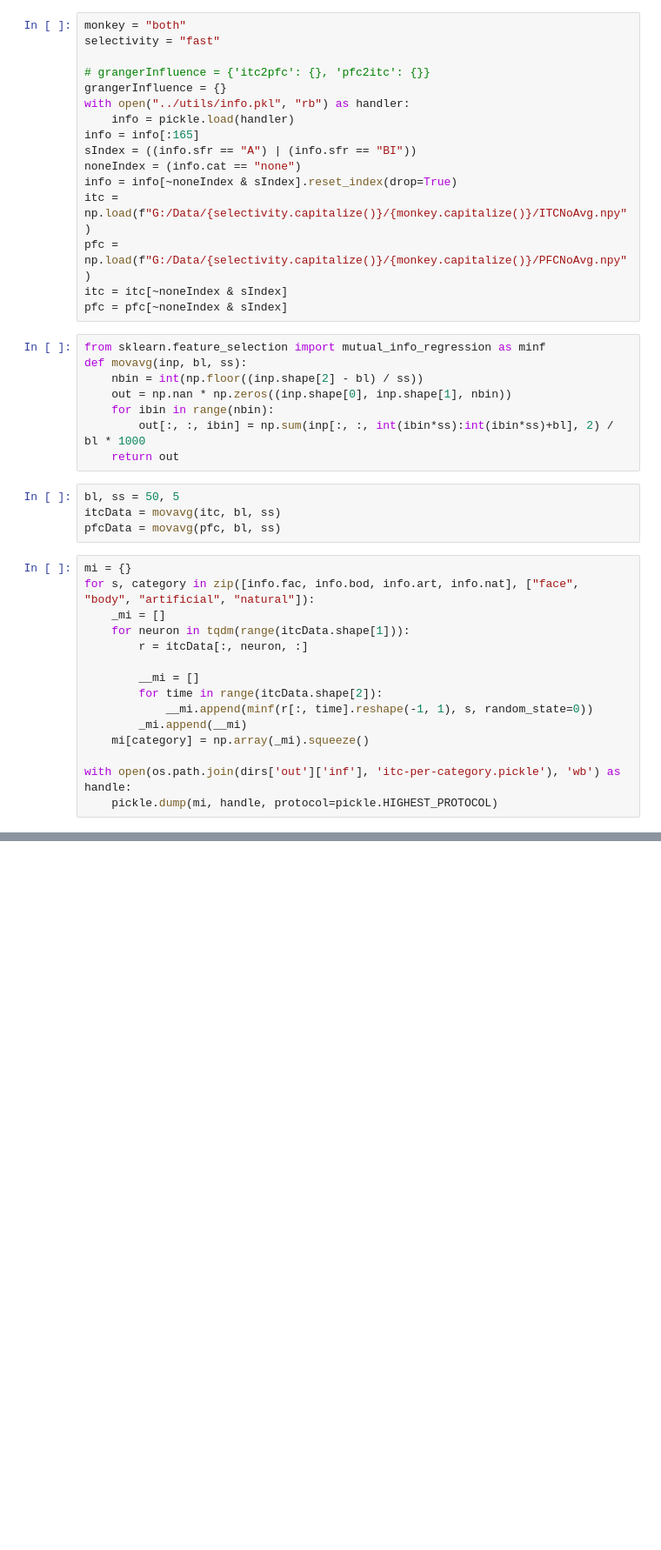
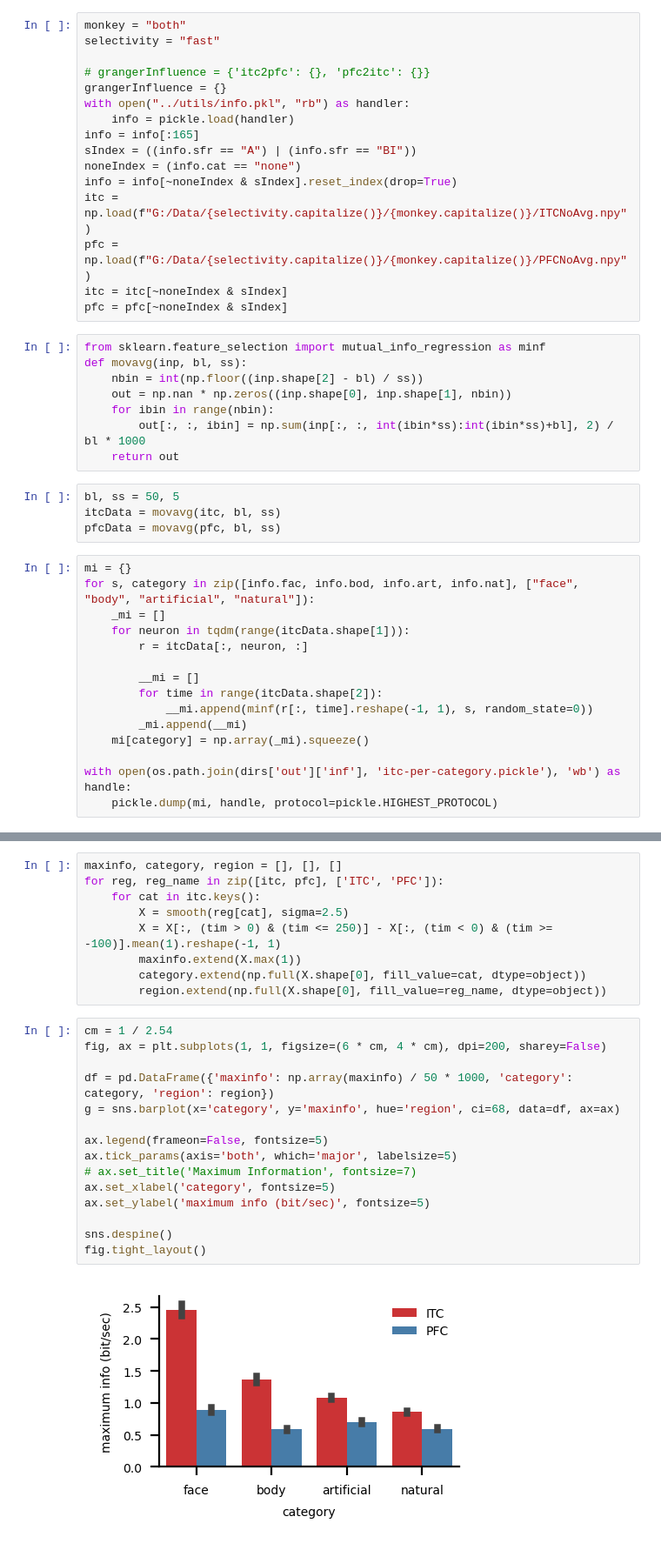
Before and after one commit to mohrabi/sua-categorical-representation, a Jupyter notebook: inf/mutual_information.ipynb, the cells around one changed output, grey strips where cells are left out. Shown at 87% size. Cells and saved outputs as stored; diff of their text form; blank space fills up the shorter version.

```diff
--- a/inf/mutual_information.ipynb
+++ b/inf/mutual_information.ipynb
@@ -174,0 +135,26 @@ np.c_[ITC, PFC].shape
+# %%
+maxinfo, category, region = [], [], []
+for reg, reg_name in zip([itc, pfc], ['ITC', 'PFC']):
+    for cat in itc.keys():
+        X = smooth(reg[cat], sigma=2.5)
+        X = X[:, (tim > 0) & (tim <= 250)] - X[:, (tim < 0) & (tim >= -100)].mean(1).reshape(-1, 1)
+        maxinfo.extend(X.max(1))
+        category.extend(np.full(X.shape[0], fill_value=cat, dtype=object))
+        region.extend(np.full(X.shape[0], fill_value=reg_name, dtype=object))
+# %%
+cm = 1 / 2.54
+fig, ax = plt.subplots(1, 1, figsize=(6 * cm, 4 * cm), dpi=200, sharey=False)
+
+df = pd.DataFrame({'maxinfo': np.array(maxinfo) / 50 * 1000, 'category': category, 'region': region})
+g = sns.barplot(x='category', y='maxinfo', hue='region', ci=68, data=df, ax=ax)
+
+ax.legend(frameon=False, fontsize=5)
+ax.tick_params(axis='both', which='major', labelsize=5)
+# ax.set_title('Maximum Information', fontsize=7)
+ax.set_xlabel('category', fontsize=5)
+ax.set_ylabel('maximum info (bit/sec)', fontsize=5)
+
+sns.despine()
+fig.tight_layout()
+# %% [output]
+[figure, added]
```
Also changed, not shown: parts of 14 cells of this notebook, 8 other files.
